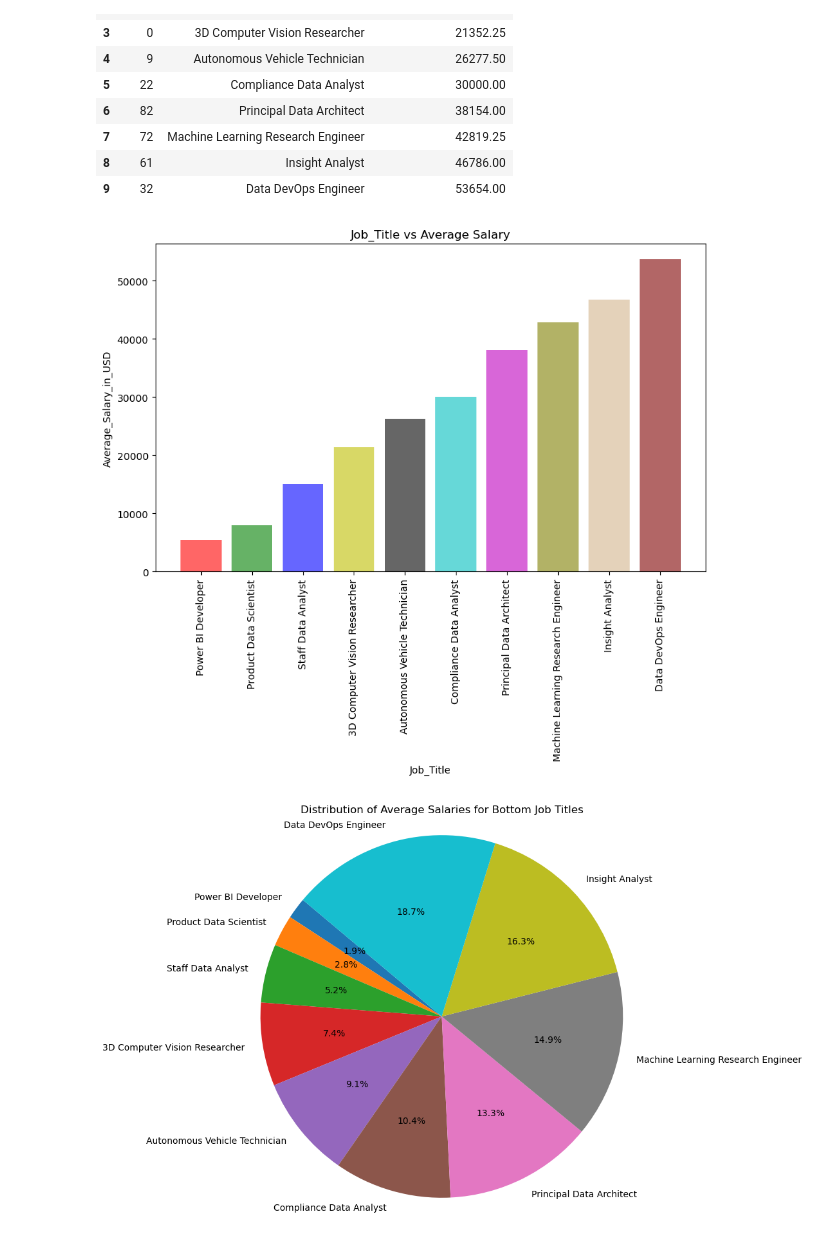
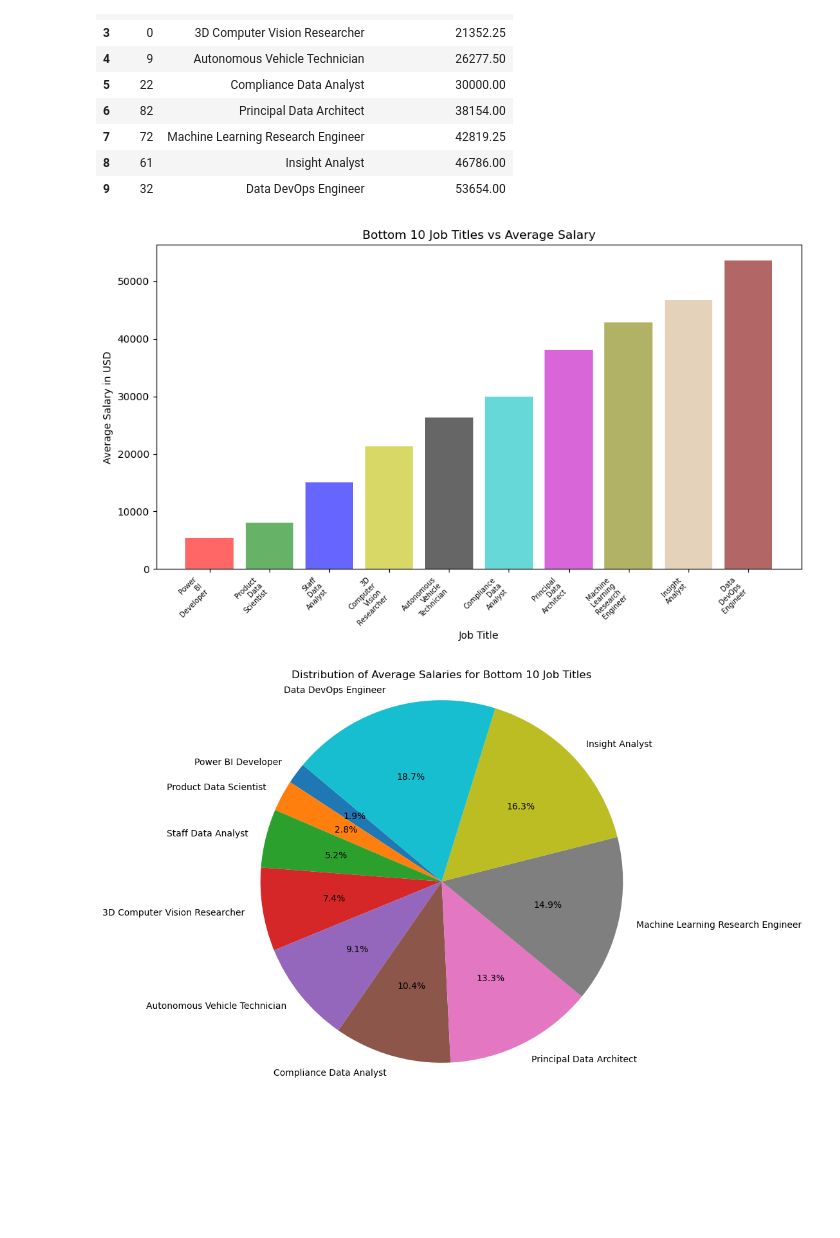
Before and after one commit to garimac12/project_acai, a Jupyter notebook: Project_AH.ipynb, the cells around one changed output. Saved outputs shown, nothing was run; the diff lists cells and outputs as text; code cells hidden in the pictures; blank space fills up the shorter version.

```diff
--- a/Project_AH.ipynb
+++ b/Project_AH.ipynb
@@ -358,16 +438,59 @@ bottom_10_salary_titles
 | 8 | 61 | Insight Analyst | 46786.00 |
 | 9 | 32 | Data DevOps Engineer | 53654.00 |
 # %%
-fig = plt.figure(figsize = (10,6))
+job_titles = [
+    "Power BI Developer",
+    "Product Data Scientist",
+    "Staff Data Analyst",
+    "3D Computer Vision Researcher",
+    "Autonomous Vehicle Technician",
+    "Compliance Data Analyst",
+    "Principal Data Architect",
+    "Machine Learning Research Engineer",
+    "Insight Analyst",
+    "Data DevOps Engineer",
+]
+
+salaries = [
+    5409.00,
+    8000.00,
+    15000.00,
+    21352.25,
+    26277.50,
+    30000.00,
+    38154.00,
+    42819.25,
+    46786.00,
+    53654.00,
+]
+
+# Create a figure and axis
+fig, ax = plt.subplots(figsize=(10, 6))
 color= ["r","g","b","y","k","c","m","olive","tan","maroon"]
-plt.bar(bottom_10_salary_titles["Job_Title"], bottom_10_salary_titles["Average_Salary_in_USD"],color = color,alpha=0.60)
-plt.xlabel("Job_Title")
-plt.ylabel("Average_Salary_in_USD")
-plt.title("Job_Title vs Average Salary")
-plt.xticks(rotation=90)
+
+# Create the bar chart for bottom ten job titles
+bars = ax.bar(range(len(job_titles)), salaries, color=color, alpha=0.60)
+
+# Manually split x-tick labels into two lines
+custom_xtick_labels = [title.replace(" ", "\n") for title in job_titles]
+
+# Set x-tick positions and labels
+ax.set_xticks(range(len(custom_xtick_labels)))
+ax.set_xticklabels(custom_xtick_labels, fontsize=7, rotation=45, ha="right")
+
+# Set labels and title
+ax.set_xlabel("Job Title")
+ax.set_ylabel("Average Salary in USD")
+ax.set_title("Bottom 10 Job Titles vs Average Salary")
+
+#saving plot to output
+plt.savefig("output_data/Fig8.png")
+
+# Show the plot
+plt.tight_layout()
 plt.show()
 # %% [output]
-[figure, old version]
+[figure, new version]
 # %%
 job_titles = [
     "Power BI Developer",
@@ -398,11 +521,15 @@ salaries = [
 plt.figure(figsize=(8, 8))
 plt.pie(salaries, labels=job_titles, autopct='%1.1f%%', startangle=140)
 plt.axis('equal')  # Equal aspect ratio ensures that pie is drawn as a circle.
+plt.title("Distribution of Average Salaries for Bottom 10 Job Titles")
 
-plt.title("Distribution of Average Salaries for Bottom Job Titles")
+#saving plot in output file
+plt.savefig("output_data/Fig9.png")
+
+#show plot
 plt.show()
 # %% [output]
-[figure, old version]
+[figure, new version]
 # %%
 plt.figure(figsize=(12, 6))
 plt.plot(job_titles, salaries, marker='o', linestyle='-', color='b')
```
Also changed, not shown: parts of 14 cells of this notebook, 12 other files.
